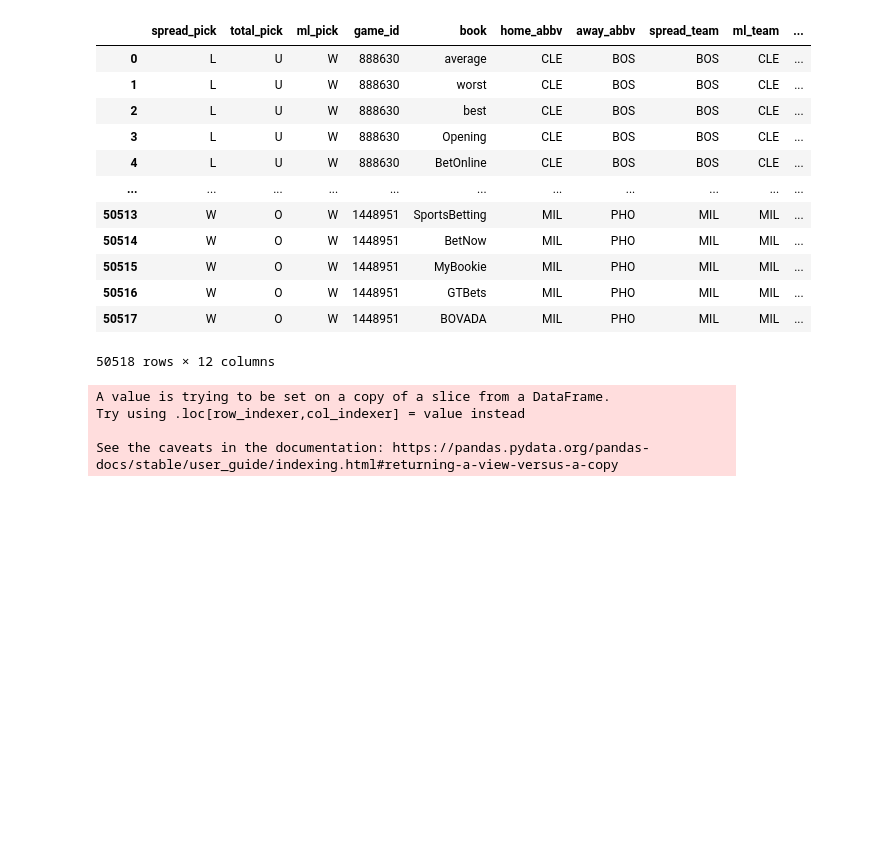
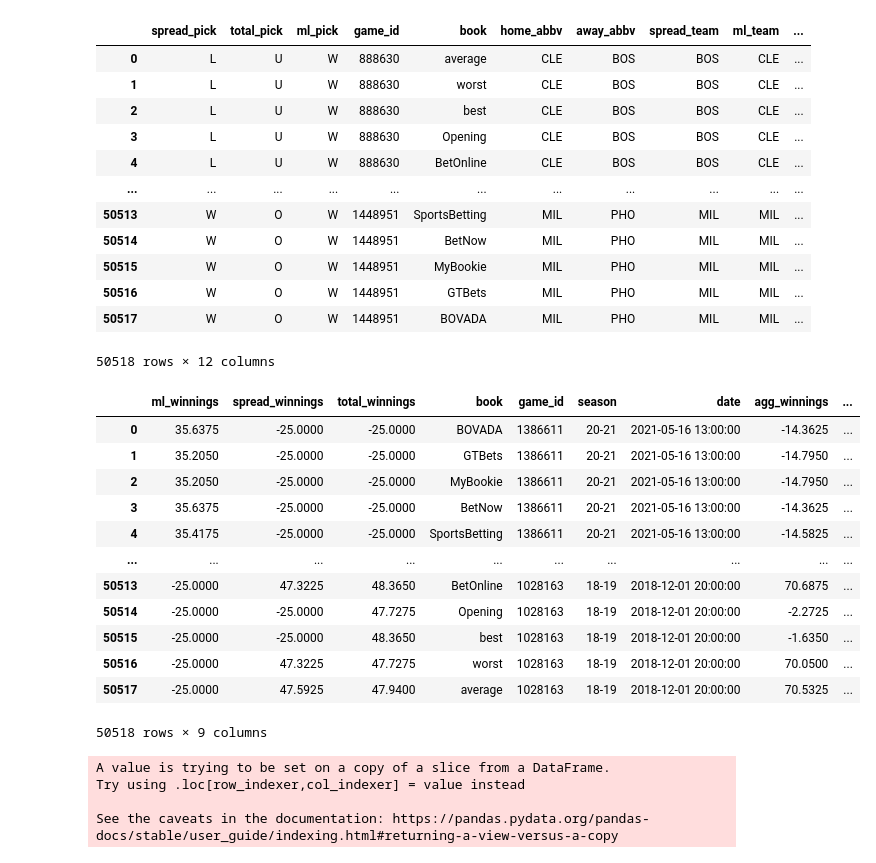
Before and after one commit to kyle-rgb/NBA_Sportsbook_Project, a Jupyter notebook: notebooks/Modeling.ipynb, the cells around one changed output. Cells and saved outputs as stored; diff of their text form; code cells hidden in the pictures; blank space fills up the shorter version.

Commit message:
Dashboard Tables Respond to Filters and Update with Calculated Records and Earnings

```diff
--- a/notebooks/Modeling.ipynb
+++ b/notebooks/Modeling.ipynb
@@ -2423,4 +2422,6 @@ team_picks.merge(ma_10_ex_mean.graded_picks, on=["game_id", "book"]).to_csv("../
 # %%
-winnings_dash = ma_10_ex_mean.winnings_matrix.merge(ma_10_ex_mean.projections.loc[:, ["game_id", "season"]], on="game_id")
+winnings_dash = ma_10_ex_mean.winnings_matrix.merge(ma_10_ex_mean.projections.loc[:, ["game_id", "season", "date"]], on="game_id")
 # %%
 winnings_dash["agg_winnings"] = winnings_dash["ml_winnings"] + winnings_dash["spread_winnings"] + winnings_dash["total_winnings"]
+# %%
+winnings_dash["day"] = winnings_dash.date.apply(dt.datetime.strftime, format="%Y-%m-%d")
@@ -2426,0 +2440,16 @@ winnings_dash["agg_winnings"] = winnings_dash["ml_winnings"] + winnings_dash["sp
+# %%
+winnings_dash
+# %% [output]
+|  | ml_winnings | spread_winnings | total_winnings | book | game_id | season | date | agg_winnings | ... |
+| 0 | 35.6375 | -25.0000 | -25.0000 | BOVADA | 1386611 | 20-21 | 2021-05-16 13:00:00 | -14.3625 | ... |
+| 1 | 35.2050 | -25.0000 | -25.0000 | GTBets | 1386611 | 20-21 | 2021-05-16 13:00:00 | -14.7950 | ... |
+| 2 | 35.2050 | -25.0000 | -25.0000 | MyBookie | 1386611 | 20-21 | 2021-05-16 13:00:00 | -14.7950 | ... |
+| 3 | 35.6375 | -25.0000 | -25.0000 | BetNow | 1386611 | 20-21 | 2021-05-16 13:00:00 | -14.3625 | ... |
+| 4 | 35.4175 | -25.0000 | -25.0000 | SportsBetting | 1386611 | 20-21 | 2021-05-16 13:00:00 | -14.5825 | ... |
+| ... | ... | ... | ... | ... | ... | ... | ... | ... | ... |
+| 50513 | -25.0000 | 47.3225 | 48.3650 | BetOnline | 1028163 | 18-19 | 2018-12-01 20:00:00 | 70.6875 | ... |
+| 50514 | -25.0000 | -25.0000 | 47.7275 | Opening | 1028163 | 18-19 | 2018-12-01 20:00:00 | -2.2725 | ... |
+| 50515 | -25.0000 | -25.0000 | 48.3650 | best | 1028163 | 18-19 | 2018-12-01 20:00:00 | -1.6350 | ... |
+| 50516 | -25.0000 | 47.3225 | 47.7275 | worst | 1028163 | 18-19 | 2018-12-01 20:00:00 | 70.0500 | ... |
+| 50517 | -25.0000 | 47.5925 | 47.9400 | average | 1028163 | 18-19 | 2018-12-01 20:00:00 | 70.5325 | ... |
+50518 rows × 9 columns
```
Also changed, not shown: parts of 25 cells of this notebook, 2 other files.
